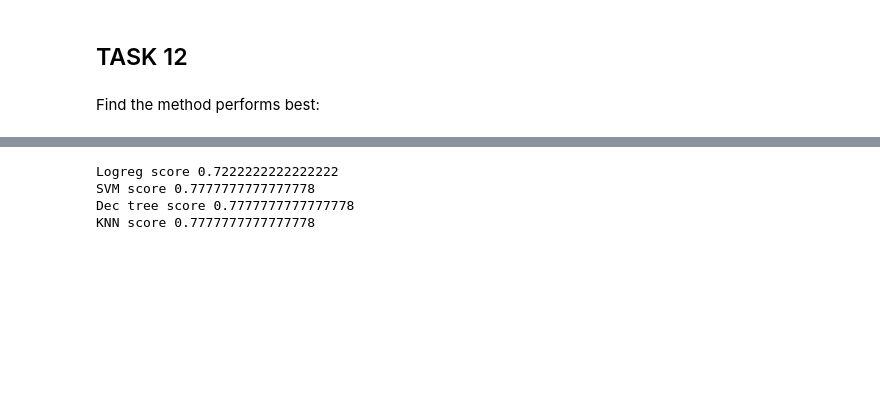
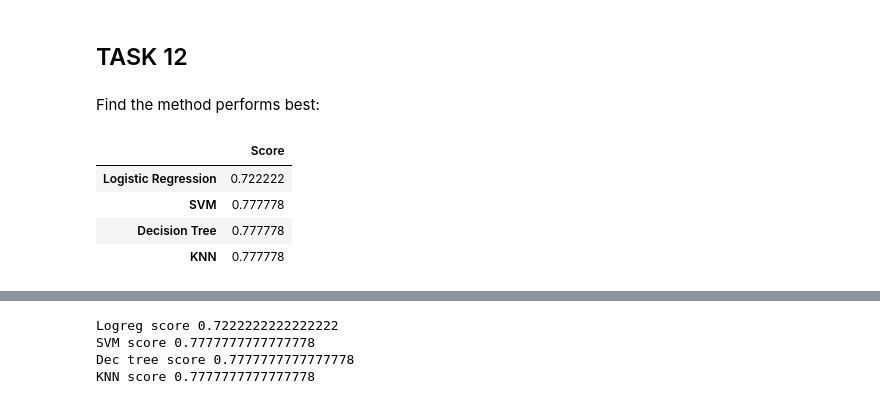
Before and after one commit to Carolinegit/eda-course10, a Jupyter notebook: Machine Learning EDA.ipynb, the cells around one changed output, grey strips where cells are left out. Drawn from its saved outputs; the diff is of its cells as text; code cells hidden in the pictures; blank space fills up the shorter version.

```diff
--- a/Machine Learning EDA.ipynb
+++ b/Machine Learning EDA.ipynb
@@ -352,0 +366,8 @@ Find the method performs best:
+# %%
+report
+# %% [output]
+|  | Score |
+| Logistic Regression | 0.722222 |
+| SVM | 0.777778 |
+| Decision Tree | 0.777778 |
+| KNN | 0.777778 |
```
Also changed, not shown: parts of 4 cells of this notebook.
